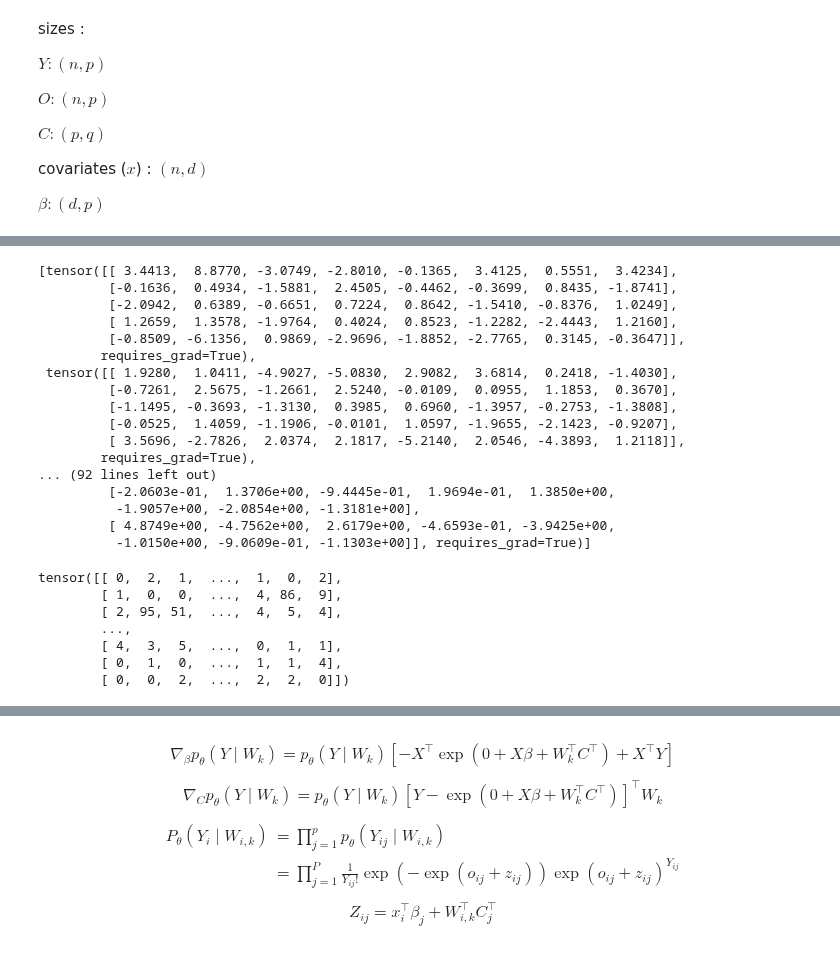
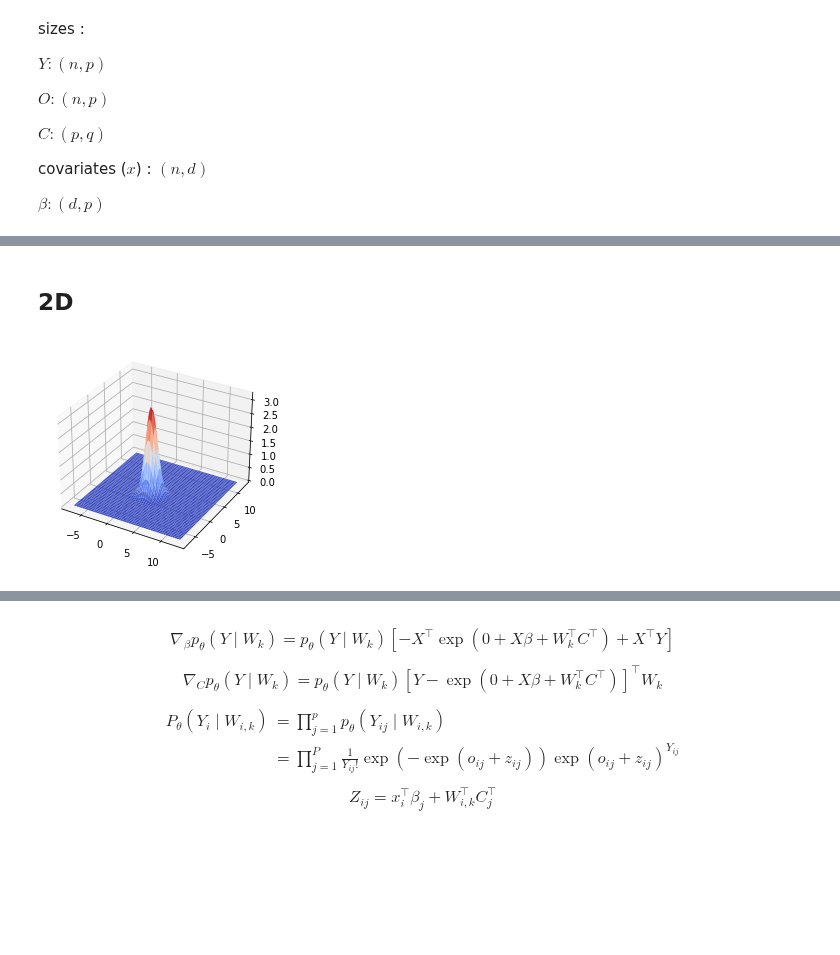
Before and after one commit to PLN-team/pyPLNmodels, a Jupyter notebook: MC_PLNPCA.ipynb, the cells around one changed output, grey strips where cells are left out. Saved outputs shown, nothing was run; the diff lists cells and outputs as text; code cells hidden in the pictures; blank space fills up the shorter version.

```diff
--- a/MC_PLNPCA.ipynb
+++ b/MC_PLNPCA.ipynb
@@ -979,30 +1036,0 @@ show(model,'')
-# %%
-model.gaussian_list
-# %% [output]
-[tensor([[ 3.4413,  8.8770, -3.0749, -2.8010, -0.1365,  3.4125,  0.5551,  3.4234],
-         [-0.1636,  0.4934, -1.5881,  2.4505, -0.4462, -0.3699,  0.8435, -1.8741],
-         [-2.0942,  0.6389, -0.6651,  0.7224,  0.8642, -1.5410, -0.8376,  1.0249],
-         [ 1.2659,  1.3578, -1.9764,  0.4024,  0.8523, -1.2282, -2.4443,  1.2160],
-         [-0.8509, -6.1356,  0.9869, -2.9696, -1.8852, -2.7765,  0.3145, -0.3647]],
-        requires_grad=True),
- tensor([[ 1.9280,  1.0411, -4.9027, -5.0830,  2.9082,  3.6814,  0.2418, -1.4030],
-         [-0.7261,  2.5675, -1.2661,  2.5240, -0.0109,  0.0955,  1.1853,  0.3670],
-         [-1.1495, -0.3693, -1.3130,  0.3985,  0.6960, -1.3957, -0.2753, -1.3808],
-         [-0.0525,  1.4059, -1.1906, -0.0101,  1.0597, -1.9655, -2.1423, -0.9207],
-         [ 3.5696, -2.7826,  2.0374,  2.1817, -5.2140,  2.0546, -4.3893,  1.2118]],
-        requires_grad=True),
-... (92 lines left out)
-         [-2.0603e-01,  1.3706e+00, -9.4445e-01,  1.9694e-01,  1.3850e+00,
-          -1.9057e+00, -2.0854e+00, -1.3181e+00],
-         [ 4.8749e+00, -4.7562e+00,  2.6179e+00, -4.6593e-01, -3.9425e+00,
-          -1.0150e+00, -9.0609e-01, -1.1303e+00]], requires_grad=True)]
-# %%
-Y_sampled
-# %% [output]
-tensor([[ 0,  2,  1,  ...,  1,  0,  2],
-        [ 1,  0,  0,  ...,  4, 86,  9],
-        [ 2, 95, 51,  ...,  4,  5,  4],
-        ...,
-        [ 4,  3,  5,  ...,  0,  1,  1],
-        [ 0,  1,  0,  ...,  1,  1,  4],
-        [ 0,  0,  2,  ...,  2,  2,  0]])
@@ -1008,0 +1044,48 @@ tensor([[ 0,  2,  1,  ...,  1,  0,  2],
+# %%
+N = 2
+Sigma = torch.eye(N)
+inv_Sigma = torch.inverse(Sigma)
+t = torch.ones(N)
+mu = torch.zeros(N)+1
+
+mu_prop = torch.zeros(N)#+argmax
+
+Sigma_prop = 1*torch.eye(N)
+
+inv_Sigma_prop = torch.inverse(Sigma_prop)
+# %%
+def get_var(weights):
+    nb_weights = weights.shape[0]
+    return torch.var(weights)/nb_weights
+# %% [markdown]
+## 2D
+# %%
+def IMPS(f, p, q, acc):
+    N_samples = int(1/acc)
+    sqrtm_prop = torch.from_numpy(SLA.sqrtm(Sigma_prop))
+    weights = torch.zeros(N_samples)
+    W = torch.randn(N_samples,N)+mu_prop
+    for i in range(N_samples):
+        weights[i] = p(W[i])/q(W[i])
+    weights/= torch.sum(weights)
+    var = get_var(weights)
+    return torch.sum(torch.squeeze(f(W))*weights), var
+
+def f(Z):
+    if len(Z.shape)> 1 :
+        t = torch.ones(Z.shape[1],1)
+    else :
+        t = torch.ones(Z.shape)
+    return torch.exp(Z@t)
+
+def Ndensity(Z,mu,inv_Sigma):
+    return torch.exp(-1/2*(Z-mu).reshape(1,-1)@inv_Sigma@((Z-mu).reshape(-1,1)))/(torch.sqrt(1/torch.det(inv_Sigma)*(2*math.pi)**N))
+def p(Z):
+    return Ndensity(Z,mu,inv_Sigma)
+def q(Z):
+    return Ndensity(Z,mu_prop, inv_Sigma_prop)
+
+
+Z_exp_moment,argmax_2D = plot_2D(f_expmoment,abscisse,abscisse)
+# %% [output]
+[figure, added]
```
Also changed, not shown: parts of 26 cells of this notebook.
